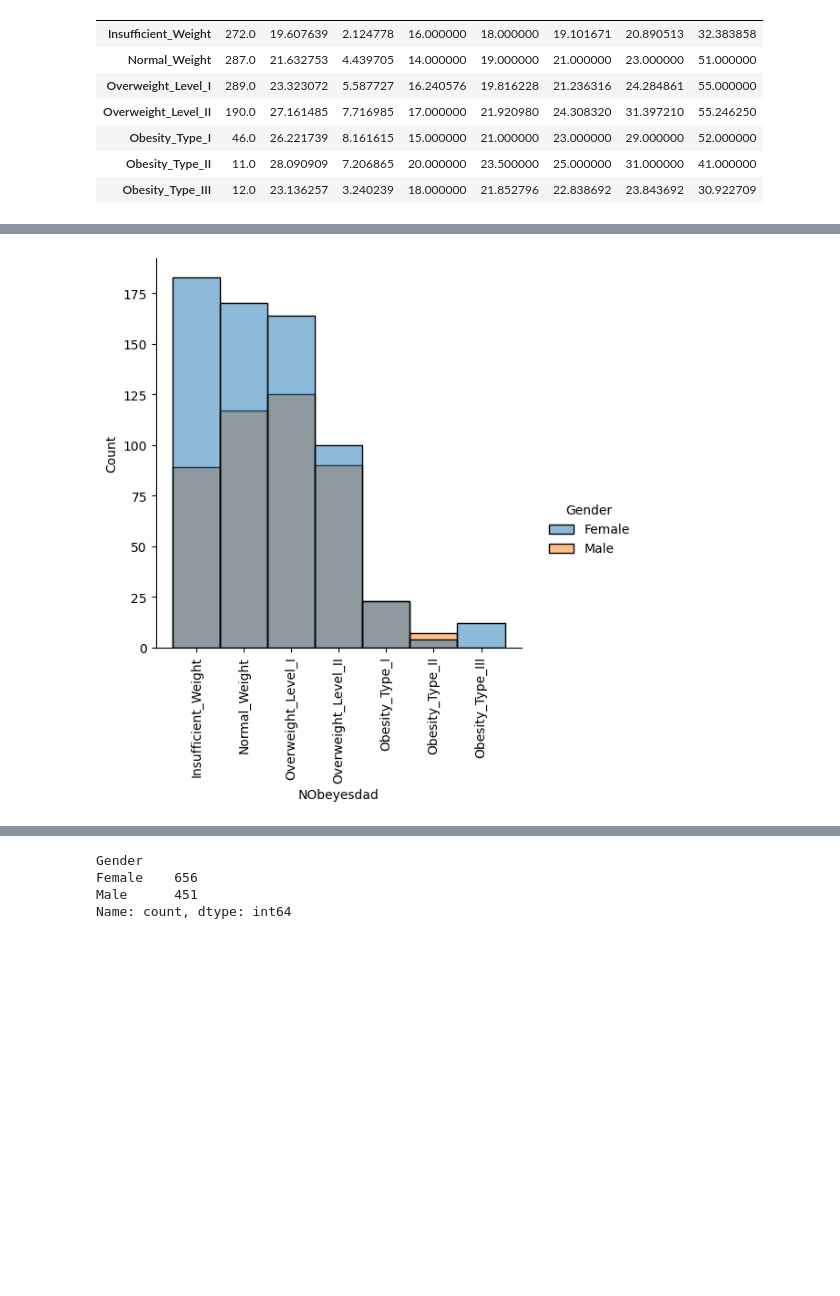
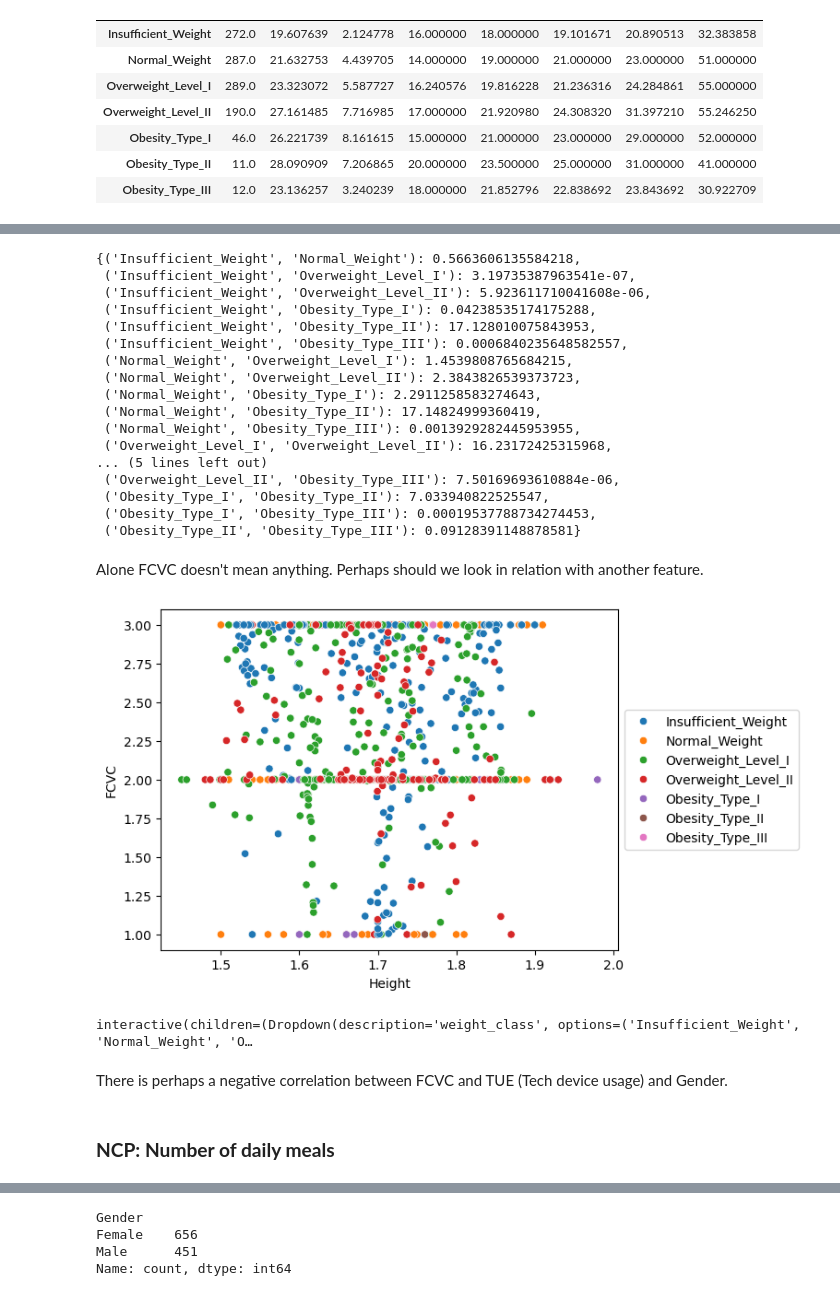
Before and after one commit to flylight-max/Individual_project_obesity, a Jupyter notebook: Untitled-2.ipynb, the cells around one changed output, grey strips where cells are left out. Cells and saved outputs as stored; diff of their text form; code cells hidden in the pictures; blank space fills up the shorter version.

```diff
--- a/Untitled-2.ipynb
+++ b/Untitled-2.ipynb
@@ -772,6 +975,41 @@ Name: count, dtype: int64
+# %%
+FCVC_p_mannW = multiple_MannWitU(new_obesity, col_name="FCVC", target_col="NObeyesdad")
+FCVC_p_mannW
+# %% [output]
+{('Insufficient_Weight', 'Normal_Weight'): 0.5663606135584218,
+ ('Insufficient_Weight', 'Overweight_Level_I'): 3.19735387963541e-07,
+ ('Insufficient_Weight', 'Overweight_Level_II'): 5.923611710041608e-06,
+ ('Insufficient_Weight', 'Obesity_Type_I'): 0.04238535174175288,
+ ('Insufficient_Weight', 'Obesity_Type_II'): 17.128010075843953,
+ ('Insufficient_Weight', 'Obesity_Type_III'): 0.0006840235648582557,
+ ('Normal_Weight', 'Overweight_Level_I'): 1.4539808765684215,
+ ('Normal_Weight', 'Overweight_Level_II'): 2.3843826539373723,
+ ('Normal_Weight', 'Obesity_Type_I'): 2.2911258583274643,
+ ('Normal_Weight', 'Obesity_Type_II'): 17.14824999360419,
+ ('Normal_Weight', 'Obesity_Type_III'): 0.0013929282445953955,
+ ('Overweight_Level_I', 'Overweight_Level_II'): 16.23172425315968,
+... (5 lines left out)
+ ('Overweight_Level_II', 'Obesity_Type_III'): 7.50169693610884e-06,
+ ('Obesity_Type_I', 'Obesity_Type_II'): 7.033940822525547,
+ ('Obesity_Type_I', 'Obesity_Type_III'): 0.00019537788734274453,
+ ('Obesity_Type_II', 'Obesity_Type_III'): 0.09128391148878581}
+# %% [markdown]
+Alone FCVC doesn't mean anything. Perhaps should we look in relation with another feature.
 # %%
-sns.displot(x="NObeyesdad", data=new_obesity, hue="Gender")
-plt.xticks(rotation=90)
+sns.scatterplot(x="Height", y="FCVC", data=new_obesity, hue="NObeyesdad")
+plt.legend(loc="center left", bbox_to_anchor=(1,0.5))
 plt.show()
 # %% [output]
-[figure, old version]
+[figure, new version]
+# %%
+@widgets.interact
+def scatterplot_height_fcvc(weight_class = classes):
+    sns.scatterplot(x="Height", y="FCVC", data=new_obesity[new_obesity["NObeyesdad"] == weight_class])
+    plt.legend(loc="center left", bbox_to_anchor=(1,0.5))
+    plt.show()
+# %% [output]
+interactive(children=(Dropdown(description='weight_class', options=('Insufficient_Weight', 'Normal_Weight', 'O…
+# %% [markdown]
+There is perhaps a negative correlation between FCVC and TUE (Tech device usage) and Gender.
+# %% [markdown]
+### **NCP: Number of daily meals**
```
Also changed, not shown: parts of 54 cells of this notebook, 1 other file.
